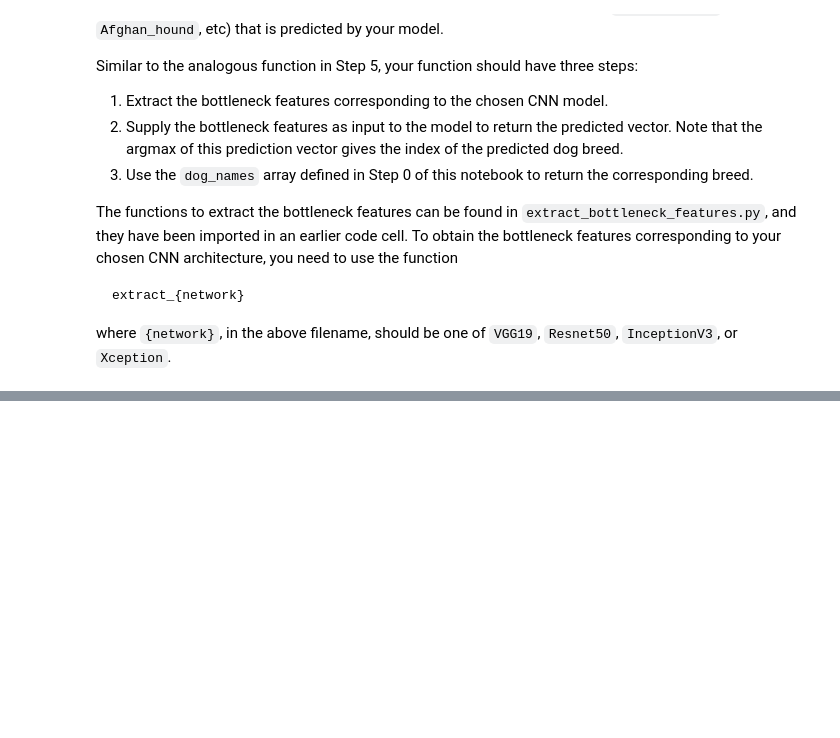
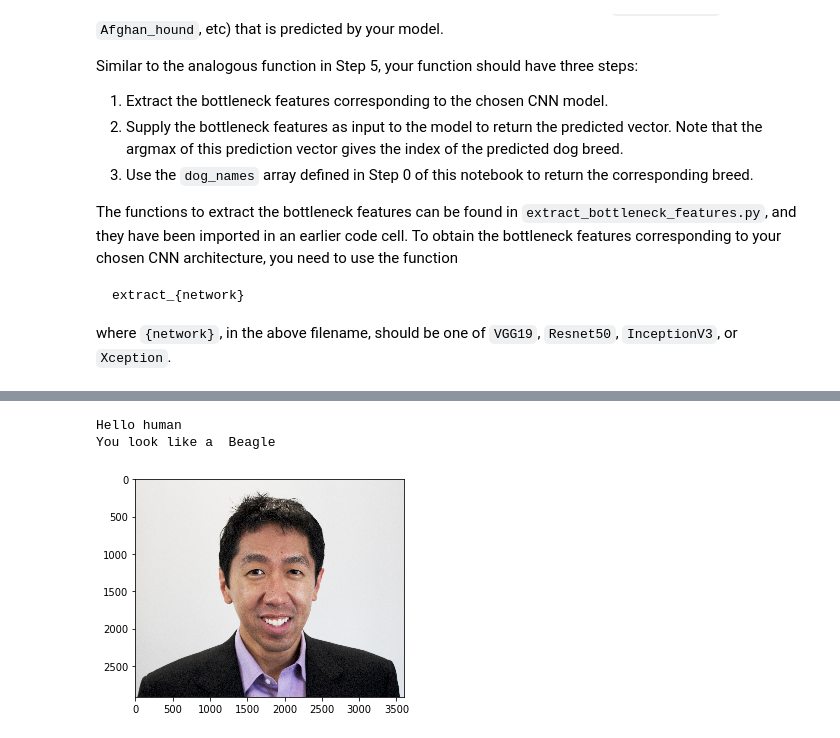
Before and after one commit to Worulz/AIND-2017, a Jupyter notebook: dog-project/dog_app.ipynb, the cells around one changed output, grey strips where cells are left out. Drawn from its saved outputs; the diff is of its cells as text; code cells hidden in the pictures; blank space fills up the shorter version.

```diff
--- a/dog-project/dog_app.ipynb
+++ b/dog-project/dog_app.ipynb
@@ -682,0 +940,7 @@ __Answer:__
+# %%
+from keras.preprocessing import image
+detect("testImages/Andrew-Ng-Pioneer-Summit-2016-rectangle.jpg")
+# %% [output]
+Hello human
+You look like a  Beagle
+[figure, added]
```
Also changed, not shown: parts of 36 cells of this notebook, 6 other files.
